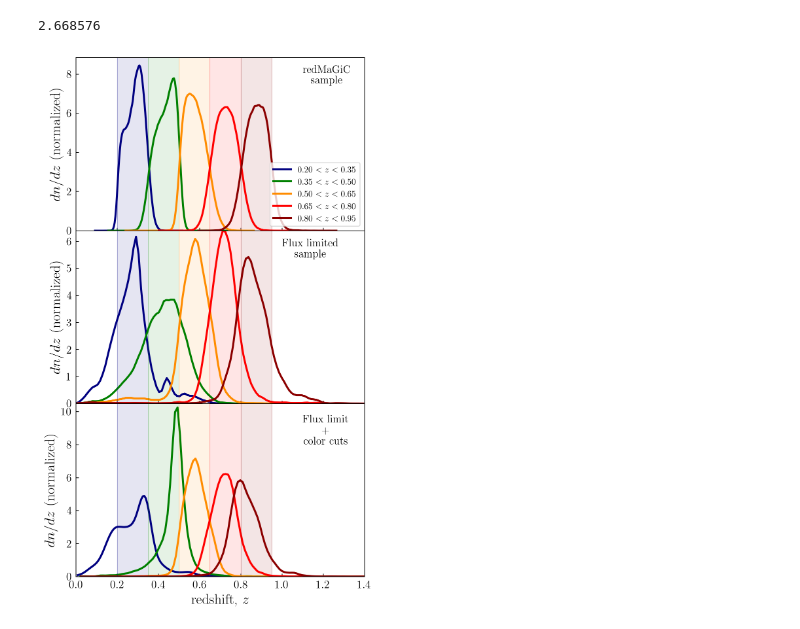
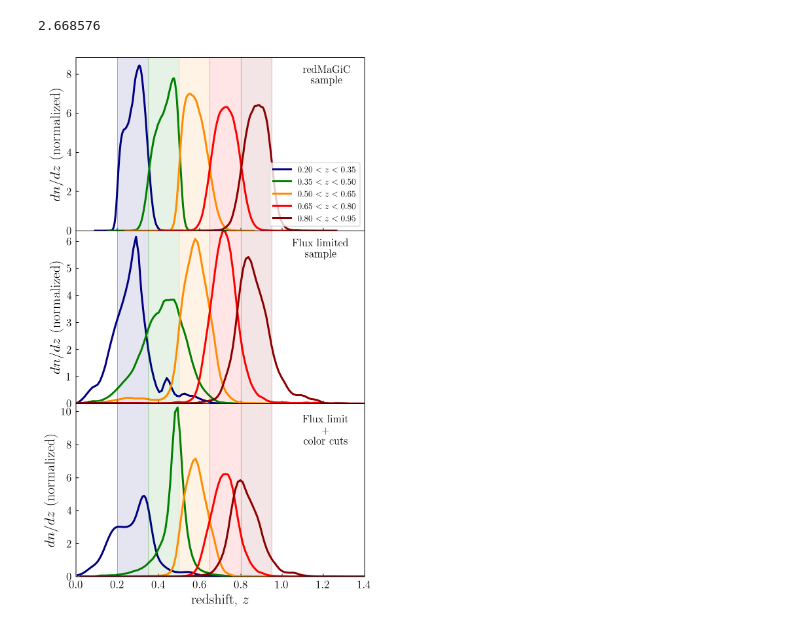
Before and after one commit to dtanoglidis/Photo_z_samples, a Jupyter notebook: Redshift_Distribution_of_Samples.ipynb, the cells around one changed output. Cells and saved outputs as stored; diff of their text form; code cells hidden in the pictures.

```diff
--- a/Redshift_Distribution_of_Samples.ipynb
+++ b/Redshift_Distribution_of_Samples.ipynb
@@ -323,7 +323,7 @@ ax[1].set_ylim(0.0,6.4)
 ax[1].set_xlabel('redshift, $z$', fontsize=18.0)
 ax[1].set_ylabel('$dn/dz$ (normalized)', fontsize=18.0)
 
-ax[1].text(1.0, 5.4, 'Flux limited \n sample', fontsize=13.5, multialignment='center')
+ax[1].text(1.05, 5.4, 'Flux limited \n sample', fontsize=13.5, multialignment='center')
 
 ax[1].tick_params(axis='both', labelsize=14)
 
@@ -337,31 +337,31 @@ ax[2].plot(x_like_3_BAO, density_3_BAO(x_like_3_BAO),  linewidth=2.5,  color='da
 ax[2].plot(x_like_4_BAO, density_4_BAO(x_like_4_BAO),  linewidth=2.5, color='red',label='$0.65 < 0.80$' )
 ax[2].plot(x_like_4_BAO, density_5_BAO(x_like_5_BAO),  linewidth=2.5, color='darkred',label='$0.80 < 0.95$' )
 
 ax[2].axvline(0.20, color='navy', linewidth=0.5, alpha=0.5);ax[2].axvline(0.35, color='green', linewidth=0.5, alpha=0.5)
 ax[2].axvline(0.50, color='darkorange', linewidth=0.5, alpha=0.5);ax[2].axvline(0.65, color='red', linewidth=0.5, alpha=0.5)
 ax[2].axvline(0.80, color='darkred', linewidth=0.5, alpha=0.5);ax[2].axvline(0.95, color='darkred', linewidth=0.5, alpha=0.5)
 
 ax[2].fill_betweenx(y,0.20, 0.35, facecolor='navy', alpha=0.1 )
 ax[2].fill_betweenx(y,0.35, 0.50, facecolor='green', alpha=0.1 )
 ax[2].fill_betweenx(y,0.50, 0.65, facecolor='darkorange', alpha=0.1 )
 ax[2].fill_betweenx(y,0.65, 0.80, facecolor='red', alpha=0.1 )
 ax[2].fill_betweenx(y,0.80, 0.95, facecolor='darkred', alpha=0.1 )
 
 ax[2].set_xlim(0.0,1.4)
 ax[2].set_ylim(0.0,10.5)
 
 
 ax[2].set_xlabel('redshift, $z$', fontsize=18.0)
 ax[2].set_ylabel('$dn/dz$ (normalized)', fontsize=18.0)
 
 ax[2].text(1.1, 8.0, 'Flux limit \n + \ncolor cuts', fontsize=13.5, multialignment='center')
 
 ax[2].tick_params(axis='both', labelsize=14)
 
 #=========================================================================
 
 f.subplots_adjust(hspace=0)
 plt.savefig('redshift_distributions.pdf')
 plt.show()
 # %% [output]
-[figure, old version]
+[figure, new version]
```
